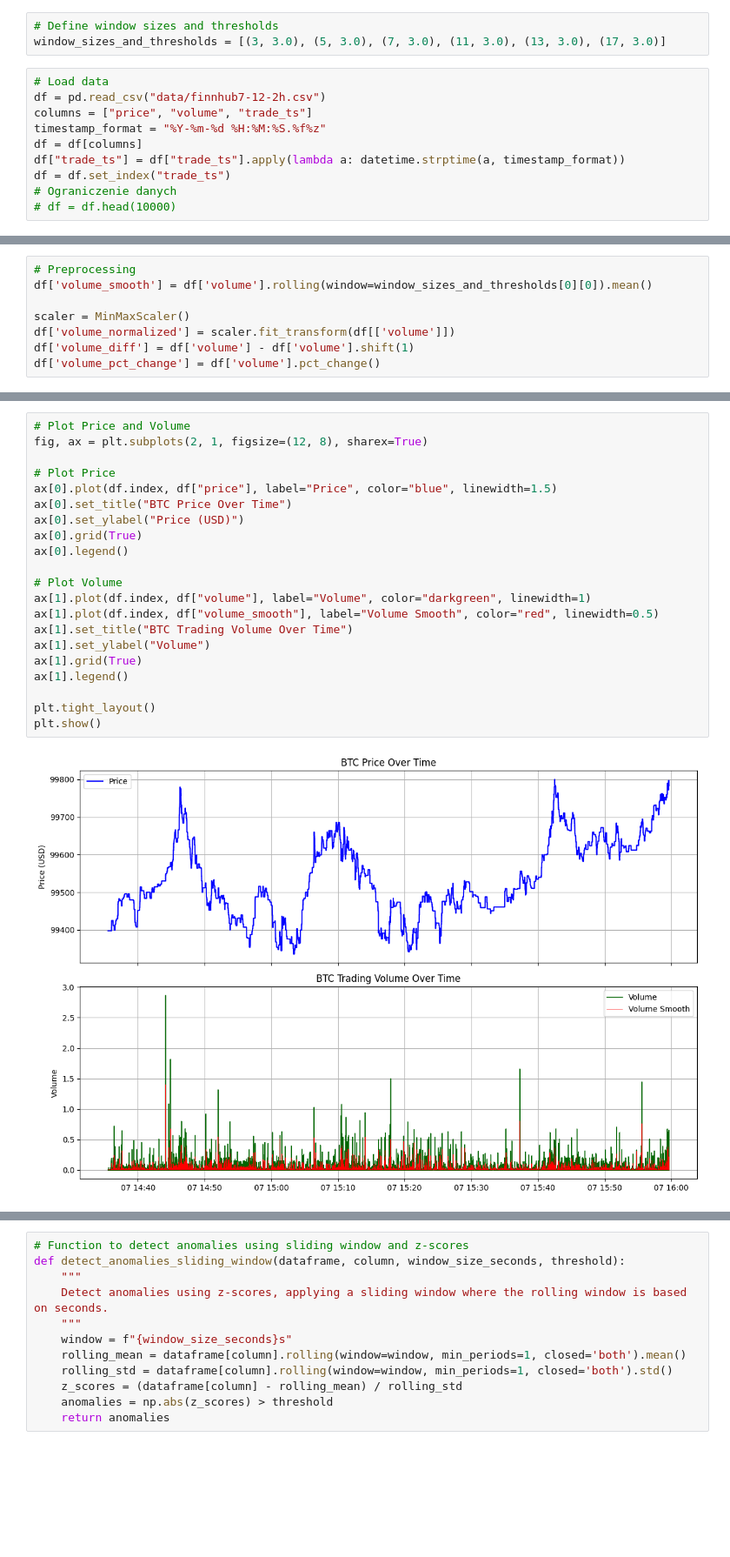
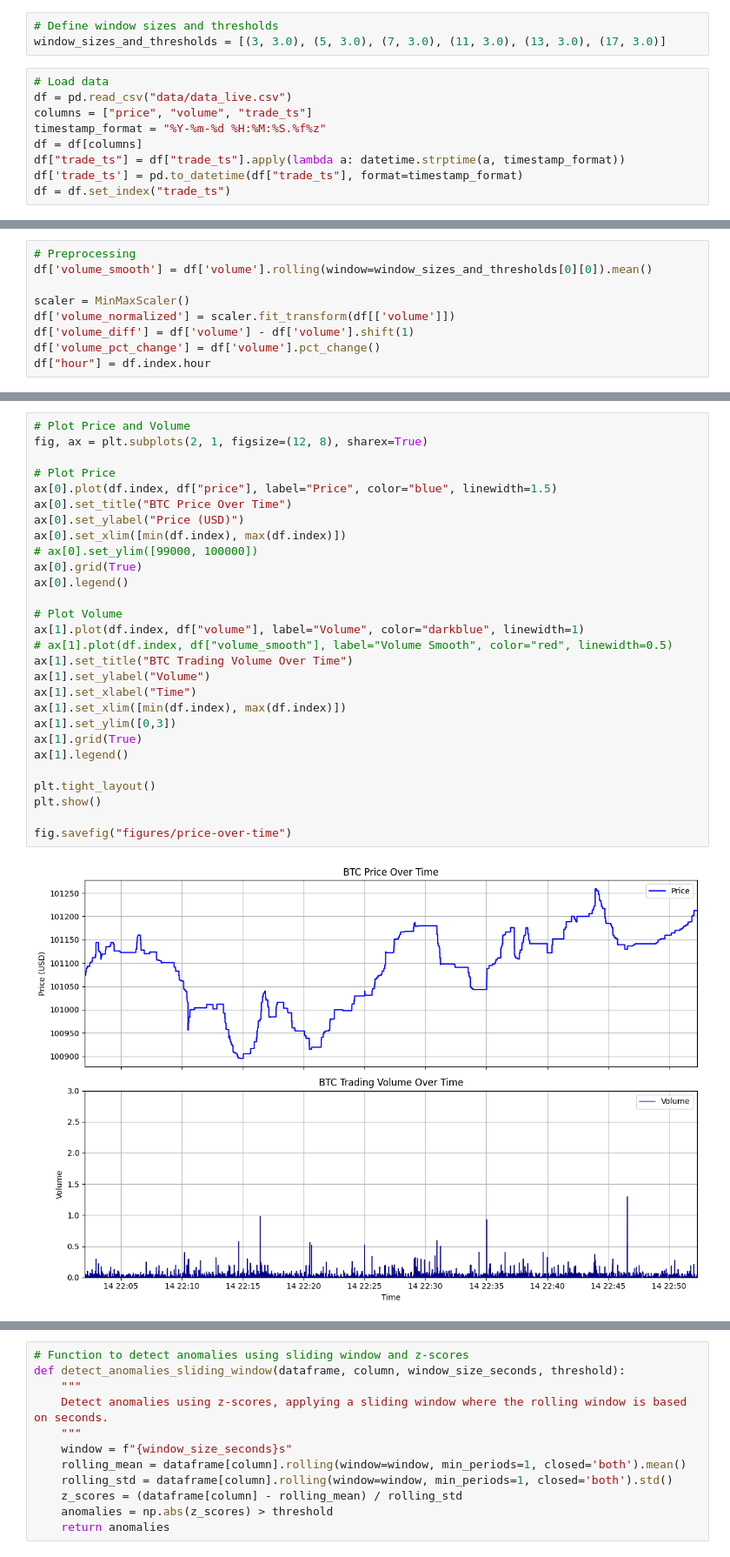
Before and after one commit to KarolSekscinski/anomaly-detection, a Jupyter notebook: sandbox/explore_anomalies.ipynb, the cells around one changed output, grey strips where cells are left out. Shown at 87% size. Saved outputs shown, nothing was run; the diff lists cells and outputs as text; blank space fills up the shorter version.

```diff
--- a/sandbox/explore_anomalies.ipynb
+++ b/sandbox/explore_anomalies.ipynb
@@ -10,14 +11,13 @@ from scipy.signal import find_peaks
 window_sizes_and_thresholds = [(3, 3.0), (5, 3.0), (7, 3.0), (11, 3.0), (13, 3.0), (17, 3.0)]
 # %%
 # Load data
-df = pd.read_csv("data/finnhub7-12-2h.csv")
+df = pd.read_csv("data/data_live.csv")
 columns = ["price", "volume", "trade_ts"]
 timestamp_format = "%Y-%m-%d %H:%M:%S.%f%z"
 df = df[columns]
 df["trade_ts"] = df["trade_ts"].apply(lambda a: datetime.strptime(a, timestamp_format))
+df['trade_ts'] = pd.to_datetime(df["trade_ts"], format=timestamp_format)
 df = df.set_index("trade_ts")
-# Ograniczenie danych
-# df = df.head(10000)
 # %%
 # Explore data
 print(df.describe())
@@ -58,3 +83,4 @@ scaler = MinMaxScaler()
 df['volume_normalized'] = scaler.fit_transform(df[['volume']])
 df['volume_diff'] = df['volume'] - df['volume'].shift(1)
 df['volume_pct_change'] = df['volume'].pct_change()
+df["hour"] = df.index.hour
@@ -61,26 +103,33 @@ df['volume_pct_change'] = df['volume'].pct_change()
 # %%
 # Plot Price and Volume
 fig, ax = plt.subplots(2, 1, figsize=(12, 8), sharex=True)
 
 # Plot Price
 ax[0].plot(df.index, df["price"], label="Price", color="blue", linewidth=1.5)
 ax[0].set_title("BTC Price Over Time")
 ax[0].set_ylabel("Price (USD)")
+ax[0].set_xlim([min(df.index), max(df.index)])
+# ax[0].set_ylim([99000, 100000])
 ax[0].grid(True)
 ax[0].legend()
 
 # Plot Volume
-ax[1].plot(df.index, df["volume"], label="Volume", color="darkgreen", linewidth=1)
-ax[1].plot(df.index, df["volume_smooth"], label="Volume Smooth", color="red", linewidth=0.5)
+ax[1].plot(df.index, df["volume"], label="Volume", color="darkblue", linewidth=1)
+# ax[1].plot(df.index, df["volume_smooth"], label="Volume Smooth", color="red", linewidth=0.5)
 ax[1].set_title("BTC Trading Volume Over Time")
 ax[1].set_ylabel("Volume")
+ax[1].set_xlabel("Time")
+ax[1].set_xlim([min(df.index), max(df.index)])
+ax[1].set_ylim([0,3])
 ax[1].grid(True)
 ax[1].legend()
 
 plt.tight_layout()
 plt.show()
+
+fig.savefig("figures/price-over-time")
 # %% [output]
-[figure, old version]
+[figure, new version]
 # %%
 # Plot Price and Volume
 fig, ax = plt.subplots(2, 1, figsize=(12, 8), sharex=True)
```
Also changed, not shown: parts of 8 cells of this notebook, 4 other files.
